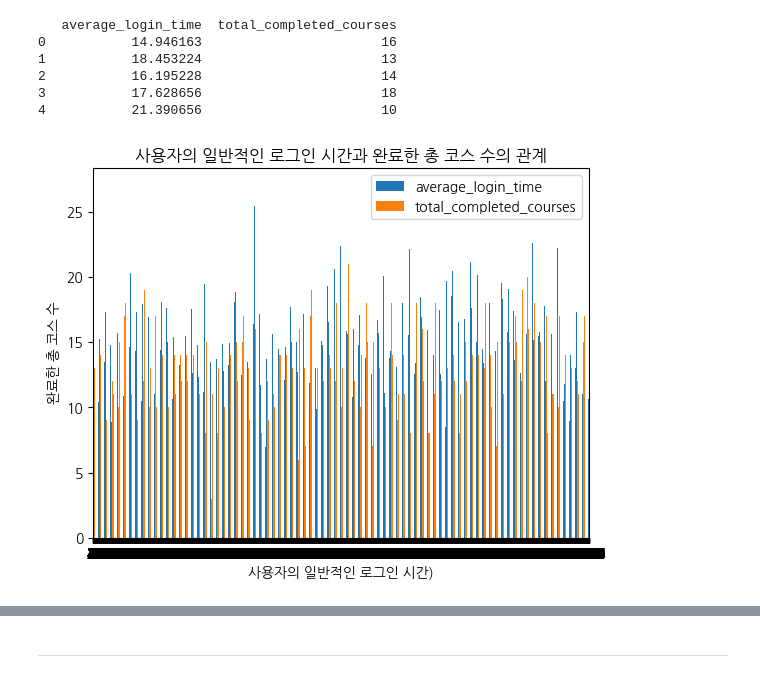
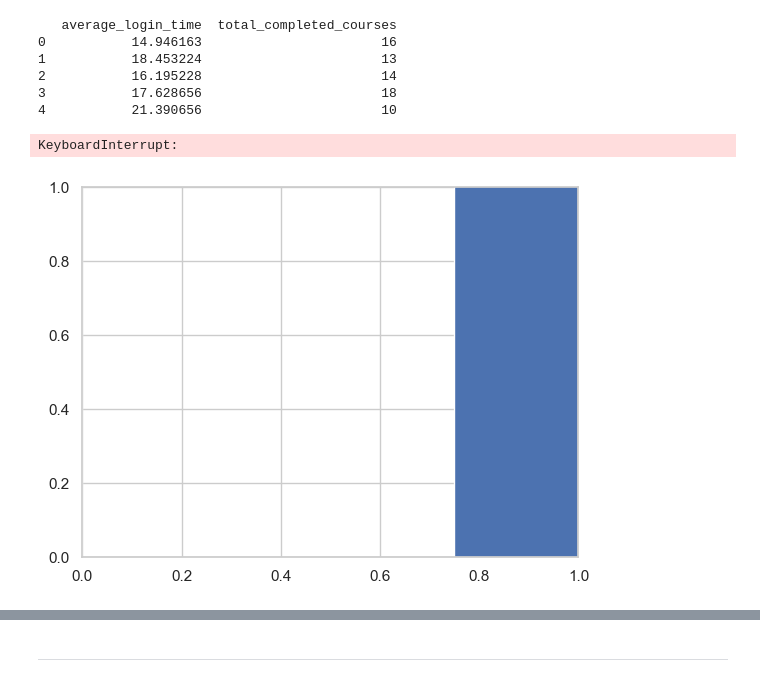
Before and after one commit to hees-chae/wassup3, a Jupyter notebook: 05_Data_Analysis/240709_MiniProj.ipynb, the cells around one changed output, grey strips where cells are left out. Saved outputs shown, nothing was run; the diff lists cells and outputs as text; code cells hidden in the pictures.

```diff
--- a/05_Data_Analysis/240709_MiniProj.ipynb
+++ b/05_Data_Analysis/240709_MiniProj.ipynb
@@ -39,6 +39,8 @@ data
 | 9998 | e07fbad9 | 11 | 7 | 18.783800 | 5.297234 | ... |
 | 9999 | e12dcb55 | 10 | 5 | 13.073230 | 28.120031 | ... |
 10000 rows × 15 columns
+# %%
+sns.set(style="whitegrid")
 # %%
 df = pd.read_csv('data/mini.csv')
 print(df.head())
@@ -89,15 +91,26 @@ print(data_CV_target.head())
 2           16.195228                       14
 3           17.628656                       18
 4           21.390656                       10
+# %%
+import matplotlib.pyplot as plt
+import matplotlib.font_manager as fm
+
+# 한글 폰트 설정 (Windows에서 맑은 고딕 폰트 사용)
+font_path = 'C:/Windows/Fonts/malgun.ttf'  # 사용자 시스템에 맞는 경로로 수정
+fontprop = fm.FontProperties(fname=font_path)
+
+plt.rcParams['font.family'] = fontprop.get_name()
+plt.rcParams['axes.unicode_minus'] = False  # 마이너스 기호 깨짐 방지
 # %%
 data_CV_target.plot(kind='bar', rot=0)
 plt.title('사용자의 일반적인 로그인 시간과 완료한 총 코스 수의 관계')
-plt.xlabel('사용자의 일반적인 로그인 시간)')
+plt.xlabel('사용자의 일반적인 로그인 시간')
 plt.ylabel('완료한 총 코스 수')
 
 plt.show()
 # %% [output]
+KeyboardInterrupt:
-[figure, old version]
+[figure, new version]
 # %%
 counts = data_CV_target.groupby('total_completed_courses')['average_login_time'].value_counts().unstack(fill_value=0)
 counts
```
Also changed, not shown: parts of 22 cells of this notebook, 3 other files.
